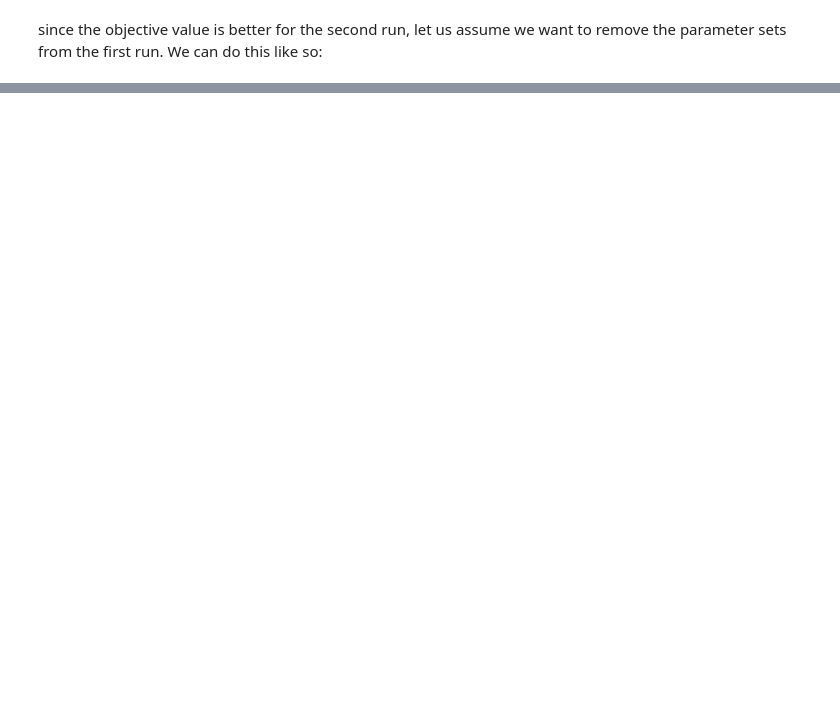
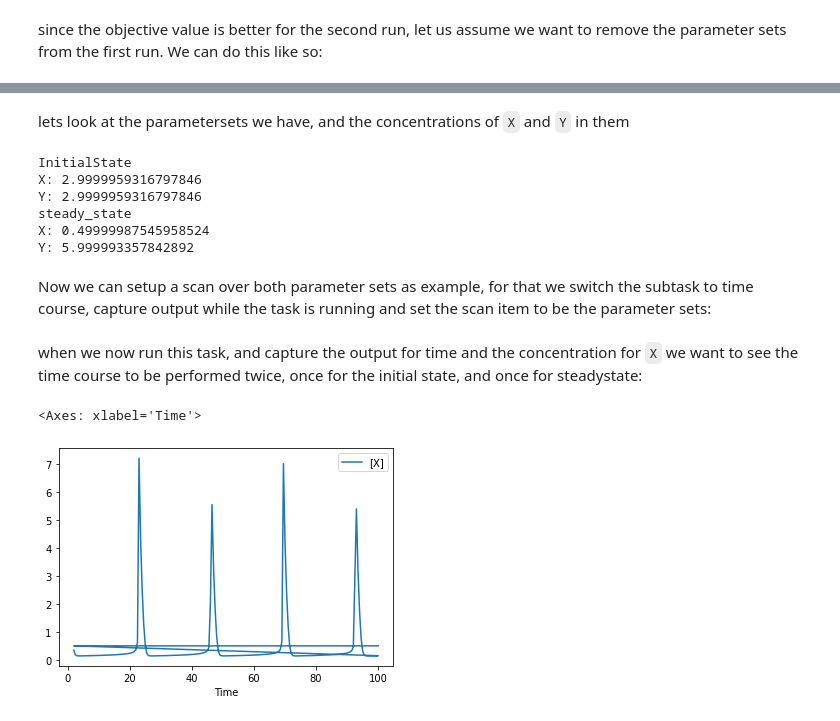
Before and after one commit to copasi/basico, a Jupyter notebook: docs/notebooks/Working_with_ParameterSets.ipynb, the cells around one changed output, grey strips where cells are left out. Drawn from its saved outputs; the diff is of its cells as text; code cells hidden in the pictures; blank space fills up the shorter version.

Commit message:
- add support for scanning over parametersets (requires 4.42)

```diff
--- a/docs/notebooks/Working_with_ParameterSets.ipynb
+++ b/docs/notebooks/Working_with_ParameterSets.ipynb
@@ -208,0 +218,17 @@ PE: 2023-02-22T13:52:32Z Exp: Experiment_4
+# %% [markdown]
+lets look at the parametersets we have, and the concentrations of `X` and `Y` in them
+# %%
+for param_set in get_parameter_sets():
+    print(param_set['name'])
+    concentrations = param_set['Initial Species Values']
+    for species in ['X', 'Y']:
+        print(f"{species}: {concentrations[species]['concentration']}")
+# %% [output]
+InitialState
+X: 2.9999959316797846
+Y: 2.9999959316797846
+steady_state
+X: 0.49999987545958524
+Y: 5.999993357842892
+# %% [markdown]
+Now we can setup a scan over both parameter sets as example, for that we switch the subtask to time course, capture output while the task is running and set the scan item to be the parameter sets:
@@ -208,0 +239,7 @@ PE: 2023-02-22T13:52:32Z Exp: Experiment_4
+# %% [markdown]
+when we now run this task, and capture the output for time and the concentration for `X` we want to see the time course to be performed twice, once for the initial state, and once for steadystate:
+# %%
+run_scan(output=['Time', '[X]']).plot(x='Time', y='[X]')
+# %% [output]
+<Axes: xlabel='Time'>
+[figure, added]
```
Also changed, not shown: parts of 9 cells of this notebook, 3 other files.
